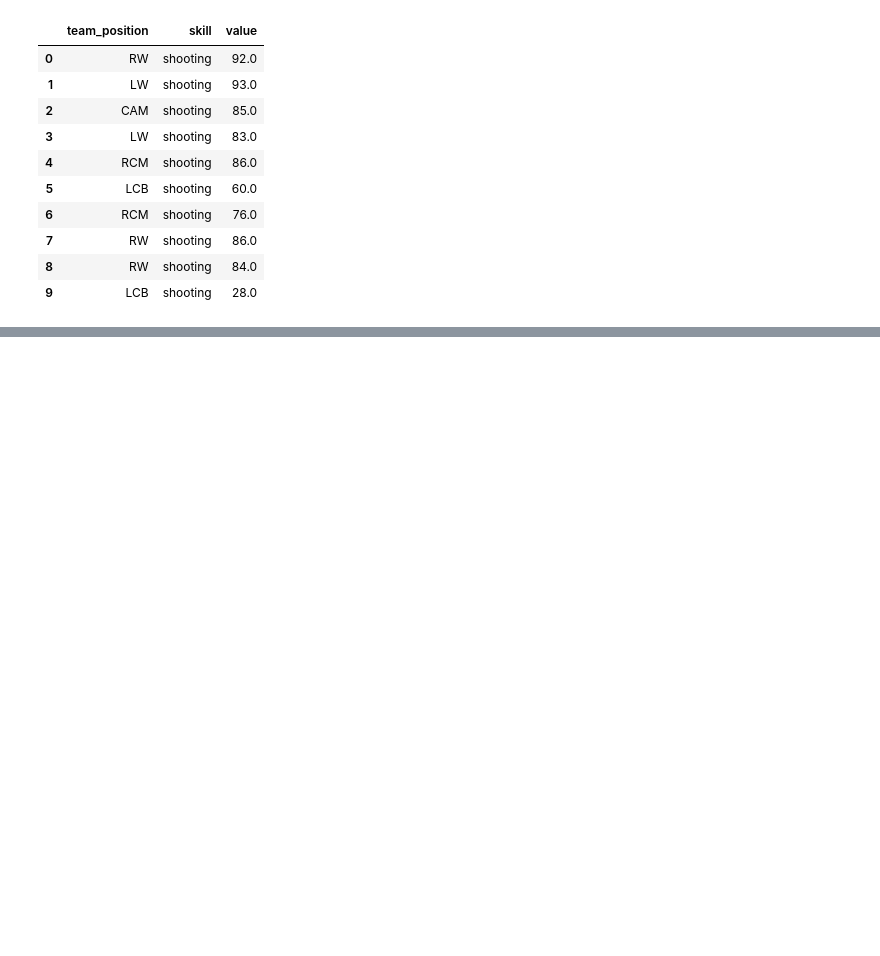
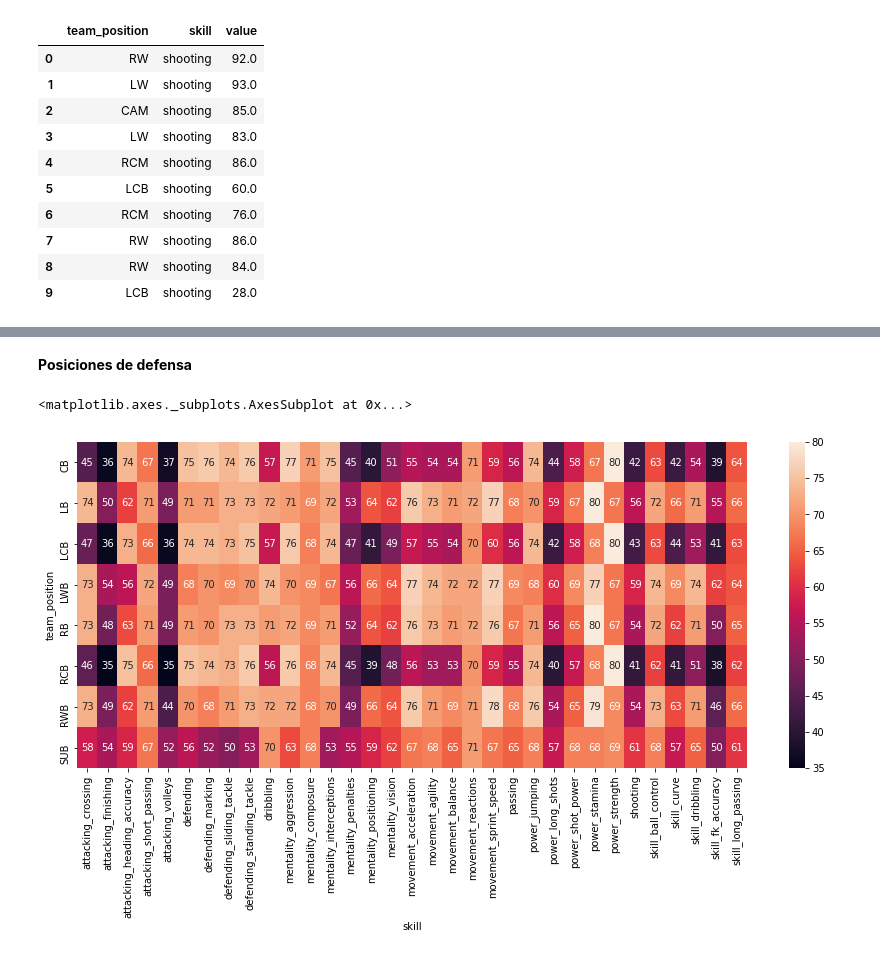
Before and after one commit to Damian981/TP_NO_SUPERVISADO-DIPLODATOS-, a Jupyter notebook: No_Supervisado_práctico_completo.ipynb, the cells around one changed output, grey strips where cells are left out. Cells and saved outputs as stored; diff of their text form; code cells hidden in the pictures; blank space fills up the shorter version.

```diff
--- a/No_Supervisado_práctico_completo.ipynb
+++ b/No_Supervisado_práctico_completo.ipynb
@@ -204,0 +208,9 @@ df_melt = df_melt.groupby(['team_position', 'skill'], as_index=False).mean().ast
+# %%
+df_melt["zona"] = ""
+for index, row in df_melt.iterrows():
+    if row["team_position"].endswith("B"):
+        df_melt.at[index, "zona"] = "DEF"
+    elif row["team_position"].endswith("M") | row["team_position"].endswith("W"):
+        df_melt.at[index, "zona"] = "MED"
+    else: df_melt.at[index, "zona"] = "AT"
+df_melt.head(4)
@@ -204,0 +223,10 @@ df_melt = df_melt.groupby(['team_position', 'skill'], as_index=False).mean().ast
+# %% [markdown]
+**Posiciones de defensa**
+# %%
+# Análisis de puestos de defensa y skills
+df_def = df_melt[(df_melt["zona"] == "DEF")].reset_index().pivot("team_position", "skill", "value")
+plt.figure(figsize=(15,6))
+sns.heatmap(df_def, annot=True)
+# %% [output]
+<matplotlib.axes._subplots.AxesSubplot at 0x...>
+[figure, added]
```
Also changed, not shown: parts of 10 cells of this notebook, 1 other file.
